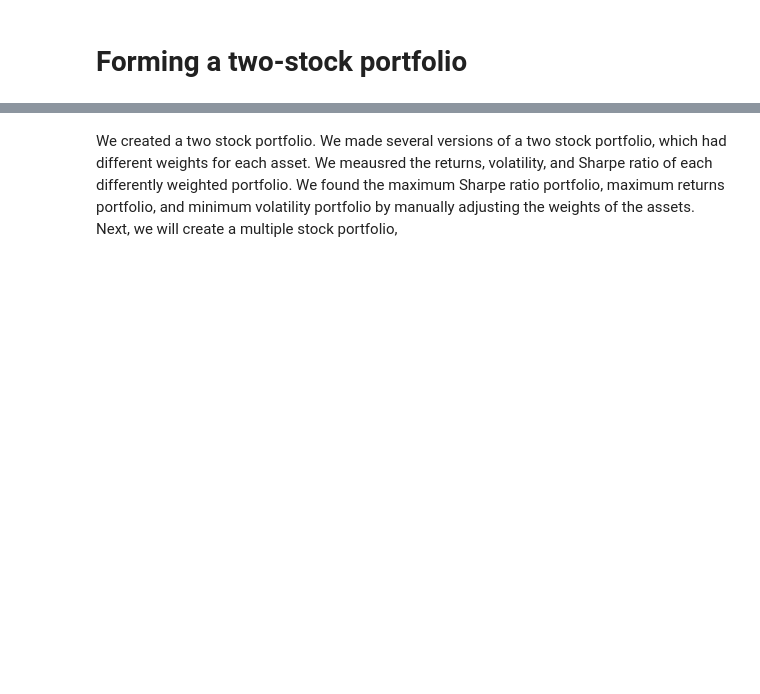
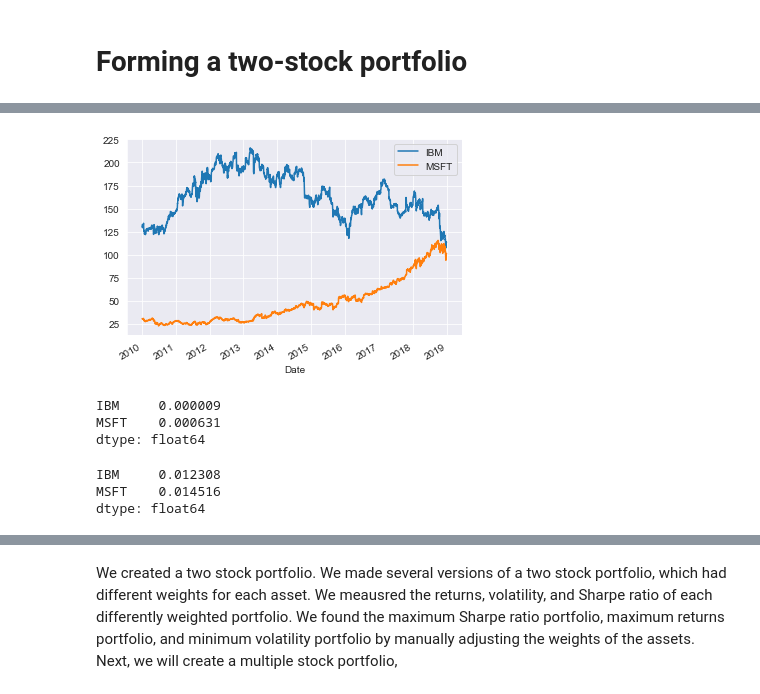
Before and after one commit to robertxbrown06/portfolio_analysis, a Jupyter notebook: 01_2-stock_portfolio.ipynb, the cells around one changed output, grey strips where cells are left out. Cells and saved outputs as stored; diff of their text form; code cells hidden in the pictures; blank space fills up the shorter version.

```diff
--- a/01_2-stock_portfolio.ipynb
+++ b/01_2-stock_portfolio.ipynb
@@ -279,0 +147,3 @@ min_vol_pf
+# %%
+# Load saved file and read as dataframe indexed by 'Date' column
+df = pd.read_csv('IBM_MSFT.csv',index_col='Date',parse_dates=True)
@@ -279,0 +161,5 @@ min_vol_pf
+# %%
+# Plot grapf of the stocks' closing price series
+df.plot();
+# %% [output]
+[figure, added]
@@ -279,0 +169,16 @@ min_vol_pf
+# %%
+# Calculate average of daily returns
+mean = np.mean(returns)
+mean
+# %% [output]
+IBM     0.000009
+MSFT    0.000631
+dtype: float64
+# %%
+# Calculate standard deviation of daily returns
+stdev = np.std(returns)
+stdev
+# %% [output]
+IBM     0.012308
+MSFT    0.014516
+dtype: float64
```
Also changed, not shown: parts of 91 cells of this notebook.
